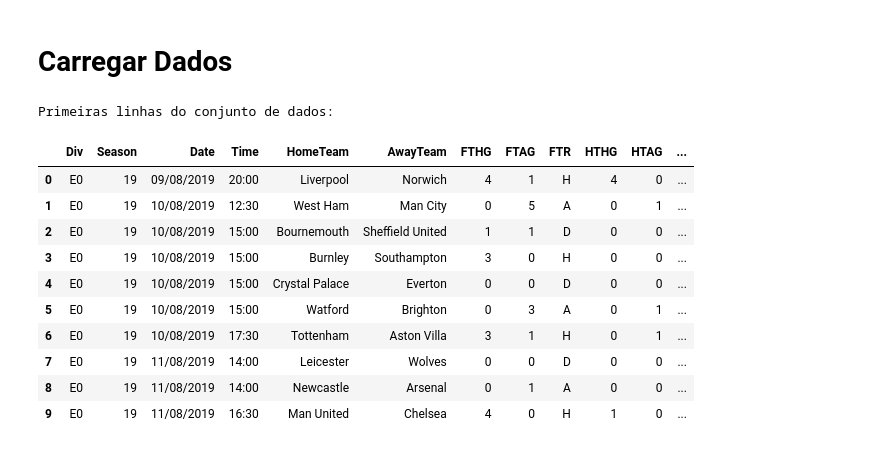
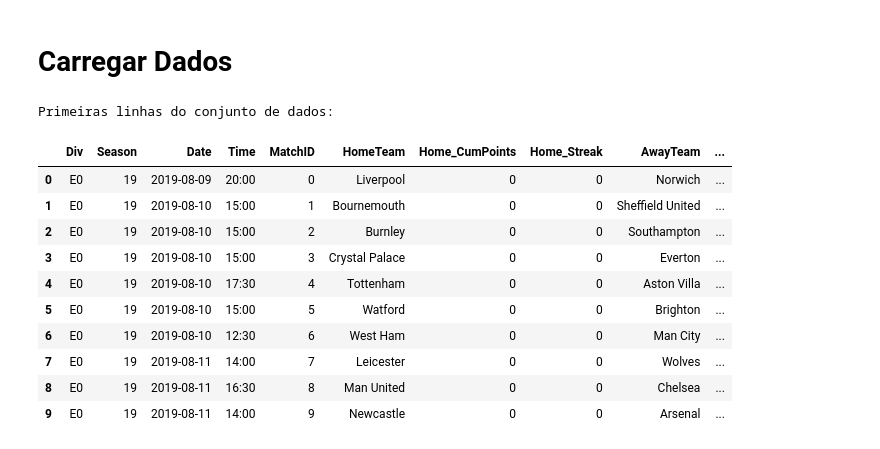
Before and after one commit to jparaldi/DataAnalysisICD, a Jupyter notebook: modelo_classificação/01_modelo_classificacao.ipynb, the cells around one changed output. Saved outputs shown, nothing was run; the diff lists cells and outputs as text; code cells hidden in the pictures.

```diff
--- a/modelo_classificação/01_modelo_classificacao.ipynb
+++ b/modelo_classificação/01_modelo_classificacao.ipynb
@@ -97,24 +152,23 @@ pd.set_option('display.max_columns', None)
 # %% [markdown]
 # File Paths
 # %%
-RAW_DATA_PATH = r'..\data\premier_completo_19_25.csv'
-EXPANDED_DATA_PATH = r'..\data\premier_completo_expandido_19_25.csv'
+DATA_PATH = r'../data/premier_completo_expandido_19_25.csv'
 # %% [markdown]
 # Carregar Dados
 # %%
-df_raw = pd.read_csv(RAW_DATA_PATH)
+df_raw = pd.read_csv(DATA_PATH)
 print("\nPrimeiras linhas do conjunto de dados:")
 df_raw.head(10)
 # %% [output]
 Primeiras linhas do conjunto de dados:
-|  | Div | Season | Date | Time | HomeTeam | AwayTeam | FTHG | FTAG | FTR | HTHG | HTAG | ... |
-| 0 | E0 | 19 | 09/08/2019 | 20:00 | Liverpool | Norwich | 4 | 1 | H | 4 | 0 | ... |
-| 1 | E0 | 19 | 10/08/2019 | 12:30 | West Ham | Man City | 0 | 5 | A | 0 | 1 | ... |
-| 2 | E0 | 19 | 10/08/2019 | 15:00 | Bournemouth | Sheffield United | 1 | 1 | D | 0 | 0 | ... |
-| 3 | E0 | 19 | 10/08/2019 | 15:00 | Burnley | Southampton | 3 | 0 | H | 0 | 0 | ... |
-| 4 | E0 | 19 | 10/08/2019 | 15:00 | Crystal Palace | Everton | 0 | 0 | D | 0 | 0 | ... |
-| 5 | E0 | 19 | 10/08/2019 | 15:00 | Watford | Brighton | 0 | 3 | A | 0 | 1 | ... |
-| 6 | E0 | 19 | 10/08/2019 | 17:30 | Tottenham | Aston Villa | 3 | 1 | H | 0 | 1 | ... |
-| 7 | E0 | 19 | 11/08/2019 | 14:00 | Leicester | Wolves | 0 | 0 | D | 0 | 0 | ... |
-| 8 | E0 | 19 | 11/08/2019 | 14:00 | Newcastle | Arsenal | 0 | 1 | A | 0 | 0 | ... |
-| 9 | E0 | 19 | 11/08/2019 | 16:30 | Man United | Chelsea | 4 | 0 | H | 1 | 0 | ... |
+|  | Div | Season | Date | Time | MatchID | HomeTeam | Home_CumPoints | Home_Streak | AwayTeam | ... |
+| 0 | E0 | 19 | 2019-08-09 | 20:00 | 0 | Liverpool | 0 | 0 | Norwich | ... |
+| 1 | E0 | 19 | 2019-08-10 | 15:00 | 1 | Bournemouth | 0 | 0 | Sheffield United | ... |
+| 2 | E0 | 19 | 2019-08-10 | 15:00 | 2 | Burnley | 0 | 0 | Southampton | ... |
+| 3 | E0 | 19 | 2019-08-10 | 15:00 | 3 | Crystal Palace | 0 | 0 | Everton | ... |
+| 4 | E0 | 19 | 2019-08-10 | 17:30 | 4 | Tottenham | 0 | 0 | Aston Villa | ... |
+| 5 | E0 | 19 | 2019-08-10 | 15:00 | 5 | Watford | 0 | 0 | Brighton | ... |
+| 6 | E0 | 19 | 2019-08-10 | 12:30 | 6 | West Ham | 0 | 0 | Man City | ... |
+| 7 | E0 | 19 | 2019-08-11 | 14:00 | 7 | Leicester | 0 | 0 | Wolves | ... |
+| 8 | E0 | 19 | 2019-08-11 | 16:30 | 8 | Man United | 0 | 0 | Chelsea | ... |
+| 9 | E0 | 19 | 2019-08-11 | 14:00 | 9 | Newcastle | 0 | 0 | Arsenal | ... |
```
Also changed, not shown: parts of 34 cells of this notebook.
